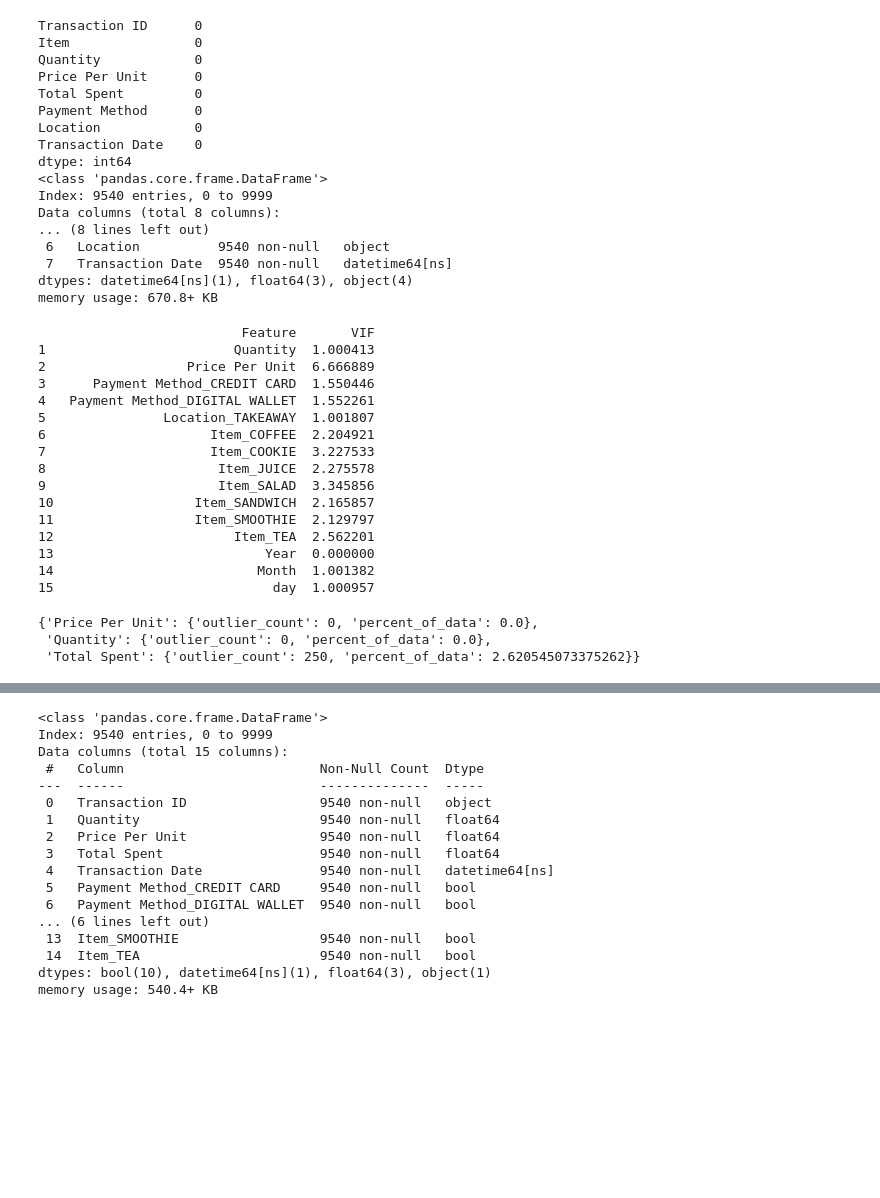
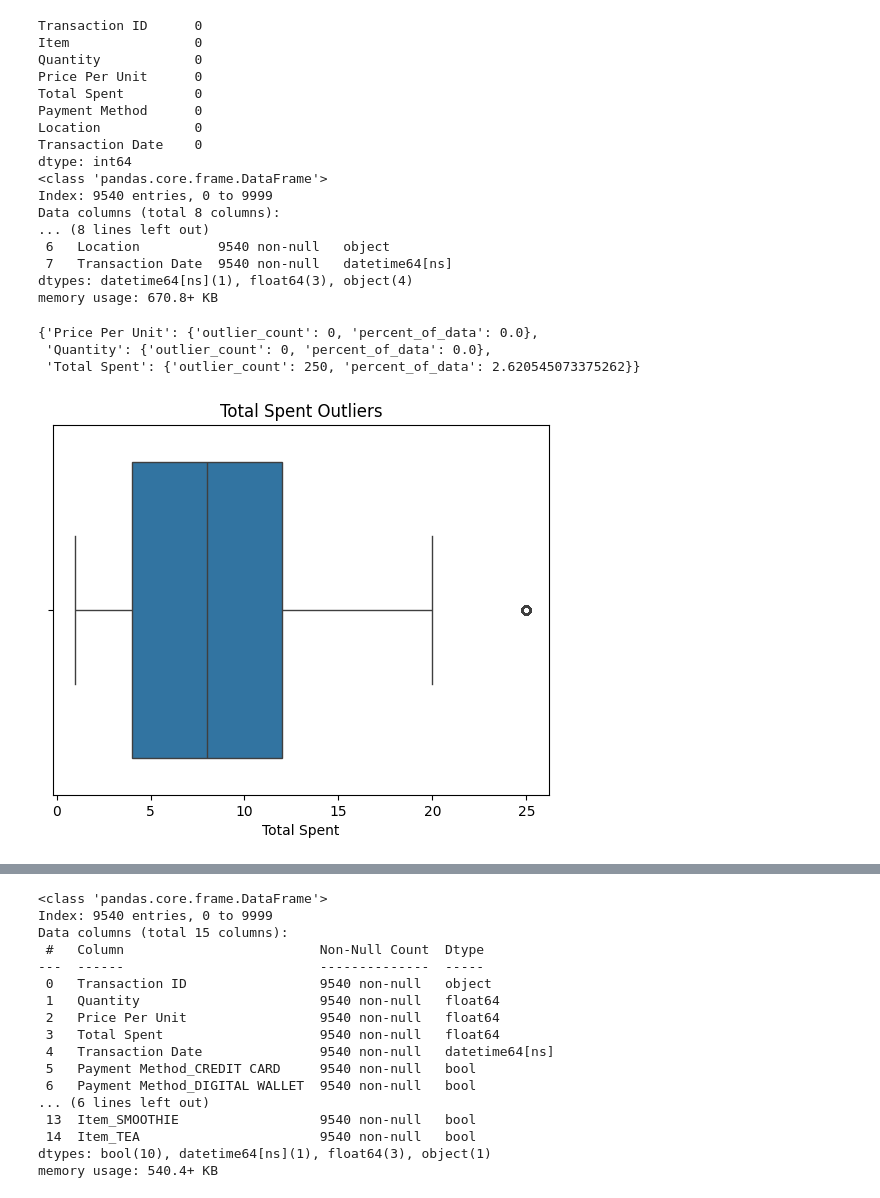
Before and after one commit to birhanumoges/Cafe-Sales-Forecasting_and_Recommendation-System, a Jupyter notebook: notebooks/time_series_analysis.ipynb, the cells around one changed output, grey strips where cells are left out. Saved outputs shown, nothing was run; the diff lists cells and outputs as text; code cells hidden in the pictures; blank space fills up the shorter version.

```diff
--- a/notebooks/time_series_analysis.ipynb
+++ b/notebooks/time_series_analysis.ipynb
@@ -90,56 +92,6 @@ Data columns (total 8 columns):
  7   Transaction Date  9540 non-null   datetime64[ns]
 dtypes: datetime64[ns](1), float64(3), object(4)
 memory usage: 670.8+ KB
-# %%
-# data = pd.get_dummies(data, columns=['Payment Method', 'Location', 'Item'], drop_first=True)
-df = pd.get_dummies(df, columns=['Payment Method', 'Location', 'Item'], drop_first=True)
-
-#checking the VIF value
-X = df.drop(columns=['Total Spent', 'Transaction ID'])
-y = df['Total Spent']
-from statsmodels.tools.tools import add_constant
-from statsmodels.stats.outliers_influence import variance_inflation_factor
-import statsmodels.api as sm
-X_const = sm.add_constant(X)  # adds a constant column of 1s for intercept
-X_const_bool_fixed = X_const.copy()
-# Add constant again if needed
-X_const_bool_fixed = sm.add_constant(X_const_bool_fixed)
-
-X_const_bool_fixed['Year'] = X_const_bool_fixed['Transaction Date'].dt.year
-X_const_bool_fixed['Month'] = X_const_bool_fixed['Transaction Date'].dt.month
-X_const_bool_fixed['day'] = X_const_bool_fixed['Transaction Date'].dt.day
-
-X_const_bool_fixed = X_const_bool_fixed.drop(columns=['Transaction Date'])
-
-bool_cols = X_const_bool_fixed.select_dtypes(include=['bool']).columns
-X_const_bool_fixed[bool_cols] = X_const_bool_fixed[bool_cols].astype(int)
-
-# Make sure constant is present (if not, add it)
-if 'const' not in X_const_bool_fixed.columns:
-    X_const_bool_fixed = add_constant(X_const_bool_fixed)
-
-vif_data = pd.DataFrame()
-vif_data["Feature"] = X_const_bool_fixed.columns
-vif_data["VIF"] = [variance_inflation_factor(X_const_bool_fixed.values, i) for i in range(X_const_bool_fixed.shape[1])]
-
-print(vif_data[vif_data["Feature"] != "const"])
-# %% [output]
-                          Feature       VIF
-1                        Quantity  1.000413
-2                  Price Per Unit  6.666889
-3      Payment Method_CREDIT CARD  1.550446
-4   Payment Method_DIGITAL WALLET  1.552261
-5               Location_TAKEAWAY  1.001807
-6                     Item_COFFEE  2.204921
-7                     Item_COOKIE  3.227533
-8                      Item_JUICE  2.275578
-9                      Item_SALAD  3.345856
-10                  Item_SANDWICH  2.165857
-11                  Item_SMOOTHIE  2.129797
-12                       Item_TEA  2.562201
-13                           Year  0.000000
-14                          Month  1.001382
-15                            day  1.000957
 # %%
 outlier_info = {}
 
@@ -163,3 +115,12 @@ pprint.pprint(outlier_info)
 {'Price Per Unit': {'outlier_count': 0, 'percent_of_data': 0.0},
  'Quantity': {'outlier_count': 0, 'percent_of_data': 0.0},
  'Total Spent': {'outlier_count': 250, 'percent_of_data': 2.620545073375262}}
+# %%
+import seaborn as sns
+import matplotlib.pyplot as plt
+
+sns.boxplot(x=df['Total Spent'])
+plt.title("Total Spent Outliers")
+plt.show()
+# %% [output]
+[figure, added]
```
Also changed, not shown: parts of 2 cells of this notebook.
